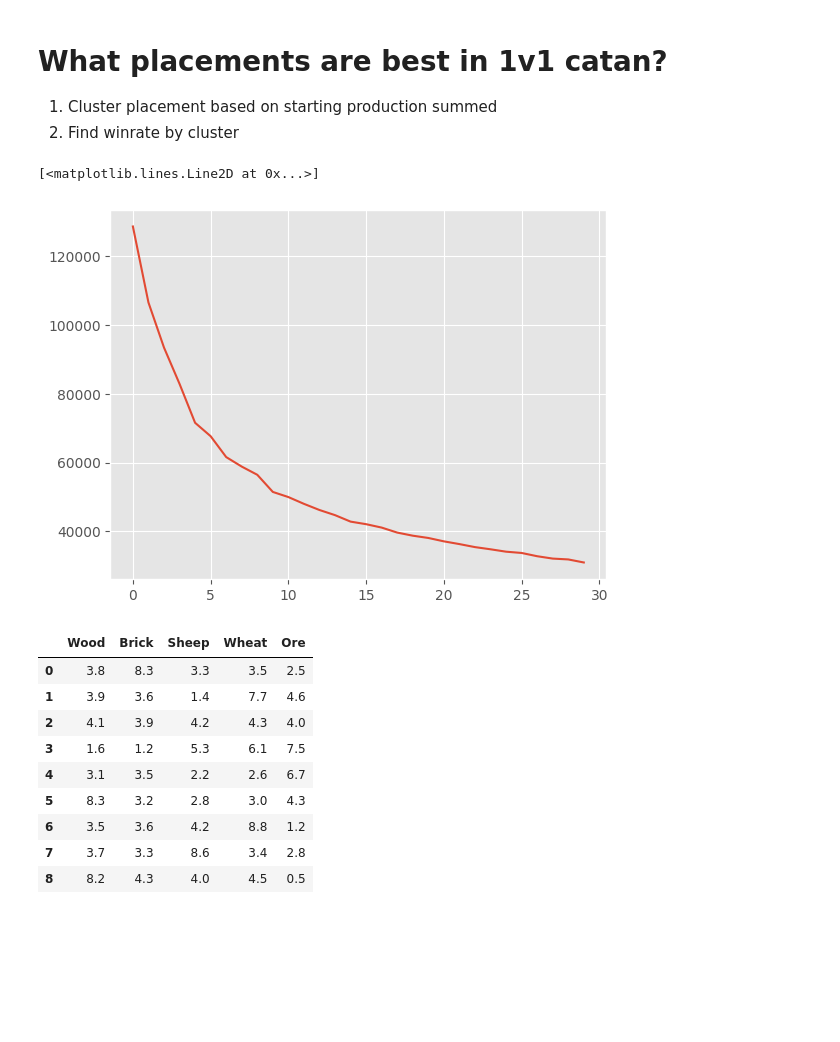
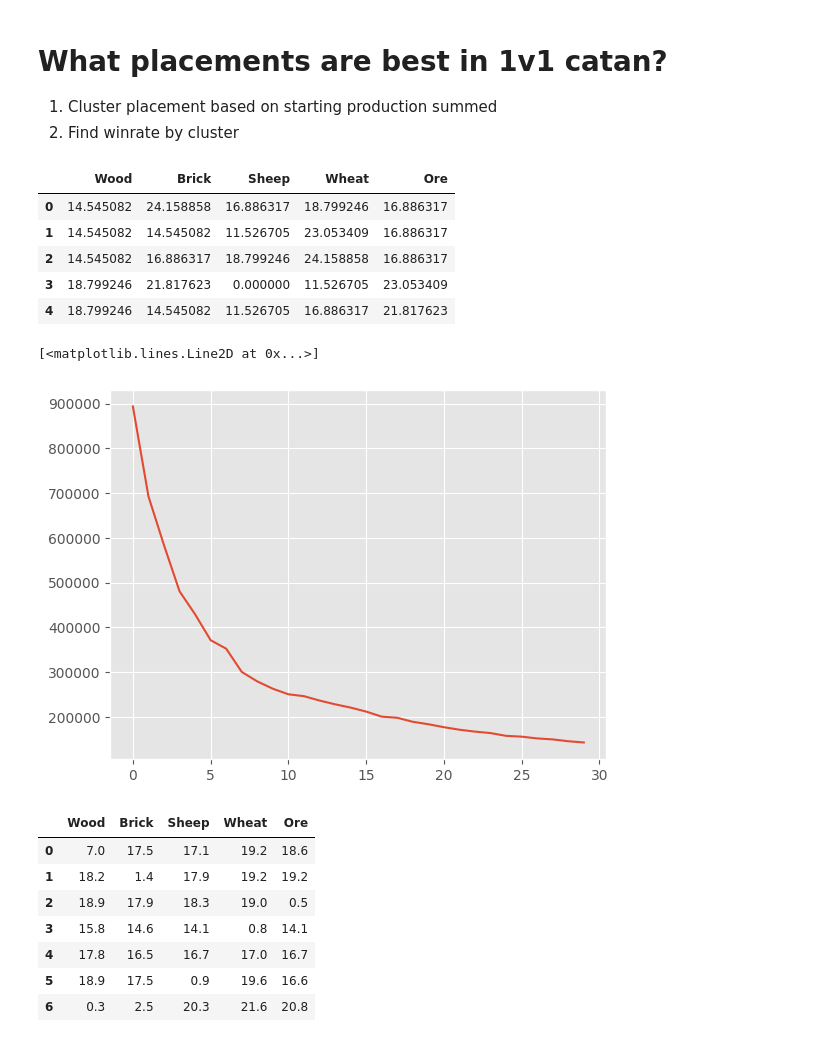
Before and after one commit to akhilkammila/catan-data-analysis, a Jupyter notebook: placements.ipynb, the cells around one changed output. Drawn from its saved outputs; the diff is of its cells as text; code cells hidden in the pictures; blank space fills up the shorter version.

```diff
--- a/placements.ipynb
+++ b/placements.ipynb
@@ -16,14 +16,36 @@ plt.style.use('ggplot')
 # Prep dataframes: per player, and combined per game
 path = "./games.csv"
 games = pd.read_csv(path)
-# %%
-# Use per player production data
-productionData = pd.DataFrame()
-
-resources = ['Wood', 'Brick', 'Sheep', 'Wheat', 'Ore']
-prefixes = ['FirstPlacementProd_', 'SecondPlacementProd_']
-for r in resources:
-    productionData[r] = games[prefixes[0] + r] + games[prefixes[1] + r]
+# %%
+# Use per player production data
+productionData = pd.DataFrame()
+
+resources = ['Wood', 'Brick', 'Sheep', 'Wheat', 'Ore']
+prefixes = ['FirstPlacementProd_', 'SecondPlacementProd_']
+boardPrefix = "BoardProduction_"
+
+for r in resources:
+    # production summed (pips)
+    # productionData[r] = games[prefixes[0] + r] + games[prefixes[1] + r]
+
+    # log base 1.1 (1 + pips): distinguishes 0 and low production more
+    productionData[r] = np.log(1 + games[prefixes[0] + r] + games[prefixes[1] + r]) / np.log(1.1)
+
+    # ratio to the board
+    # productionData[r] = (games[prefixes[0] + r] + games[prefixes[1] + r]) / games[boardPrefix + r]
+
+    # log of ratio to the board
+    # p = (games[prefixes[0] + r] + games[prefixes[1] + r]) / games[boardPrefix + r]
+    # productionData[r] = np.log(0.1+p)/np.log(0.1)
+
+productionData.head()
+# %% [output]
+|  | Wood | Brick | Sheep | Wheat | Ore |
+| 0 | 14.545082 | 24.158858 | 16.886317 | 18.799246 | 16.886317 |
+| 1 | 14.545082 | 14.545082 | 11.526705 | 23.053409 | 16.886317 |
+| 2 | 14.545082 | 16.886317 | 18.799246 | 24.158858 | 16.886317 |
+| 3 | 18.799246 | 21.817623 | 0.000000 | 11.526705 | 23.053409 |
+| 4 | 18.799246 | 14.545082 | 11.526705 | 16.886317 | 21.817623 |
 # %%
 # Finding k for k-means
 variations = []
@@ -35,34 +57,32 @@ for i in range(1, 31):
 plt.plot(variations)
 # %% [output]
 [<matplotlib.lines.Line2D at 0x...>]
-[figure, old version]
+[figure, new version]
 # %%
 # Finding winrate of each cluster
-kmeans = KMeans(n_clusters=9, random_state=7)
+kmeans = KMeans(n_clusters=7, random_state=7)
 kmeans.fit(productionData)
 
 clusters = pd.DataFrame(kmeans.cluster_centers_).round(1)
 clusters.columns=resources
 display(clusters)
 
 # for clusters=8, random state=7
 # clusterNames = ['Brick Balanced', 'Low Sheep', 'Road Builder', 'Ore Balanced', 'Balanced', 'Wood Balanced', 'Wheat Balanced', 'Sheep Balanced']
 # predictions = [49, 45, 58, 58, 52, 49, 48, 51, 44] # Predictoins for winrates
 games['Cluster'] = kmeans.labels_
 # games['Cluster'] = games['Cluster'].apply(lambda x: clusterNames[x])
 
 # games[['Cluster', 'Winner', 'GameId']]
 # %% [output]
 |  | Wood | Brick | Sheep | Wheat | Ore |
-| 0 | 3.8 | 8.3 | 3.3 | 3.5 | 2.5 |
-| 1 | 3.9 | 3.6 | 1.4 | 7.7 | 4.6 |
-| 2 | 4.1 | 3.9 | 4.2 | 4.3 | 4.0 |
-| 3 | 1.6 | 1.2 | 5.3 | 6.1 | 7.5 |
-| 4 | 3.1 | 3.5 | 2.2 | 2.6 | 6.7 |
-| 5 | 8.3 | 3.2 | 2.8 | 3.0 | 4.3 |
-| 6 | 3.5 | 3.6 | 4.2 | 8.8 | 1.2 |
-| 7 | 3.7 | 3.3 | 8.6 | 3.4 | 2.8 |
-| 8 | 8.2 | 4.3 | 4.0 | 4.5 | 0.5 |
+| 0 | 7.0 | 17.5 | 17.1 | 19.2 | 18.6 |
+| 1 | 18.2 | 1.4 | 17.9 | 19.2 | 19.2 |
+| 2 | 18.9 | 17.9 | 18.3 | 19.0 | 0.5 |
+| 3 | 15.8 | 14.6 | 14.1 | 0.8 | 14.1 |
+| 4 | 17.8 | 16.5 | 16.7 | 17.0 | 16.7 |
+| 5 | 18.9 | 17.5 | 0.9 | 19.6 | 16.6 |
+| 6 | 0.3 | 2.5 | 20.3 | 21.6 | 20.8 |
 # %%
 def plotWinPercentageBar(df: pd.DataFrame):
     if len(df.columns) != 2: raise ValueError("Df must have 2 cols: Winner and Data")
```
Also changed, not shown: parts of 4 cells of this notebook, 1 other file.
